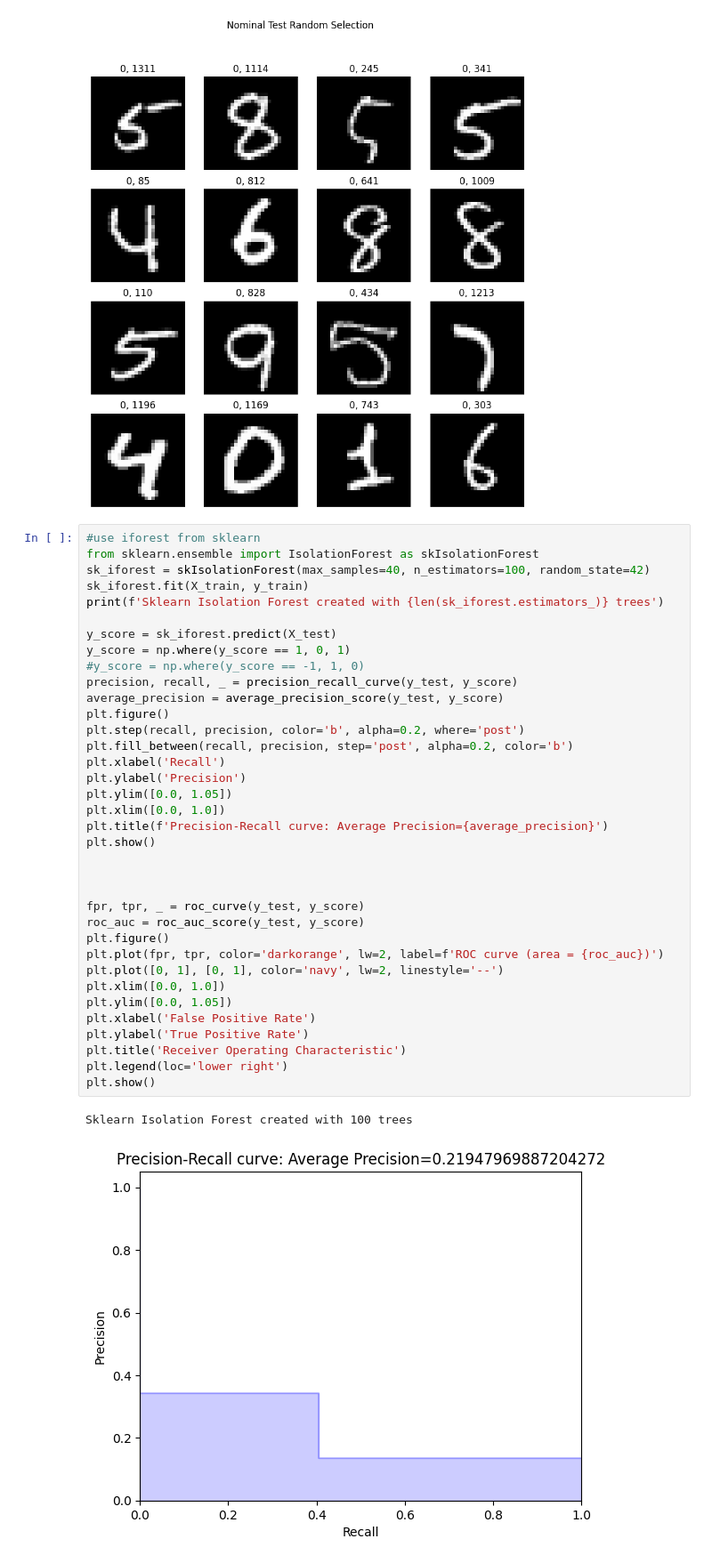
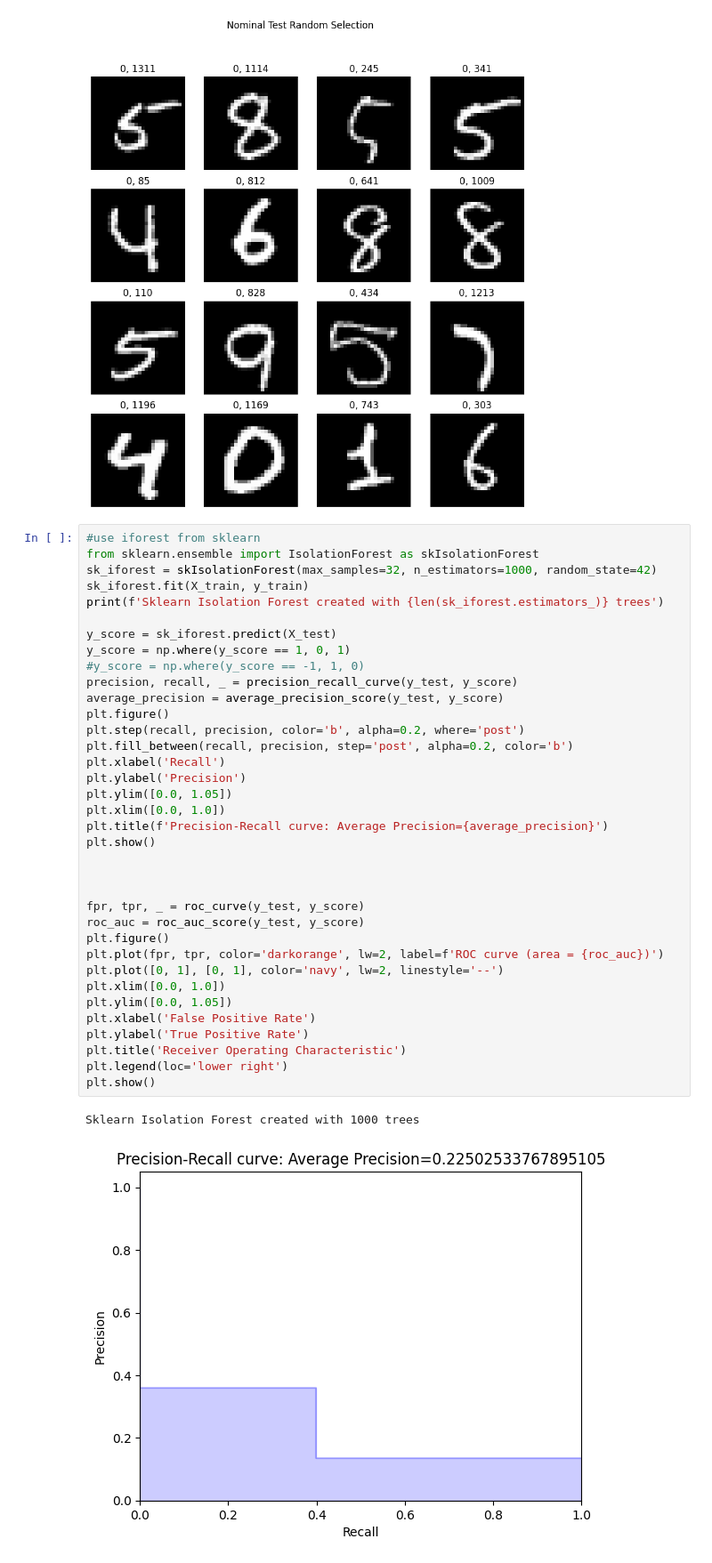
Before and after one commit to krisrjensen/csc730, a Jupyter notebook: assignment 7/csc730_assignment_7_KJ.ipynb, the cells around one changed output. Shown at 89% size. Drawn from its saved outputs; the diff is of its cells as text.

```diff
--- a/assignment 7/csc730_assignment_7_KJ.ipynb
+++ b/assignment 7/csc730_assignment_7_KJ.ipynb
@@ -133,39 +133,39 @@ plt.show()
 # %%
 #use iforest from sklearn
 from sklearn.ensemble import IsolationForest as skIsolationForest
-sk_iforest = skIsolationForest(max_samples=40, n_estimators=100, random_state=42)
+sk_iforest = skIsolationForest(max_samples=32, n_estimators=1000, random_state=42)
 sk_iforest.fit(X_train, y_train)
 print(f'Sklearn Isolation Forest created with {len(sk_iforest.estimators_)} trees')
 
 y_score = sk_iforest.predict(X_test)
 y_score = np.where(y_score == 1, 0, 1)
 #y_score = np.where(y_score == -1, 1, 0)
 precision, recall, _ = precision_recall_curve(y_test, y_score)
 average_precision = average_precision_score(y_test, y_score)
 plt.figure()
 plt.step(recall, precision, color='b', alpha=0.2, where='post')
 plt.fill_between(recall, precision, step='post', alpha=0.2, color='b')
 plt.xlabel('Recall')
 plt.ylabel('Precision')
 plt.ylim([0.0, 1.05])
 plt.xlim([0.0, 1.0])
 plt.title(f'Precision-Recall curve: Average Precision={average_precision}')
 plt.show()
 
 
 
 fpr, tpr, _ = roc_curve(y_test, y_score)
 roc_auc = roc_auc_score(y_test, y_score)
 plt.figure()
 plt.plot(fpr, tpr, color='darkorange', lw=2, label=f'ROC curve (area = {roc_auc})')
 plt.plot([0, 1], [0, 1], color='navy', lw=2, linestyle='--')
 plt.xlim([0.0, 1.0])
 plt.ylim([0.0, 1.05])
 plt.xlabel('False Positive Rate')
 plt.ylabel('True Positive Rate')
 plt.title('Receiver Operating Characteristic')
 plt.legend(loc='lower right')
 plt.show()
 # %% [output]
-Sklearn Isolation Forest created with 100 trees
+Sklearn Isolation Forest created with 1000 trees
-[figure, old version]
+[figure, new version]
```
Also changed, not shown: parts of 4 cells of this notebook, 2 other files.
